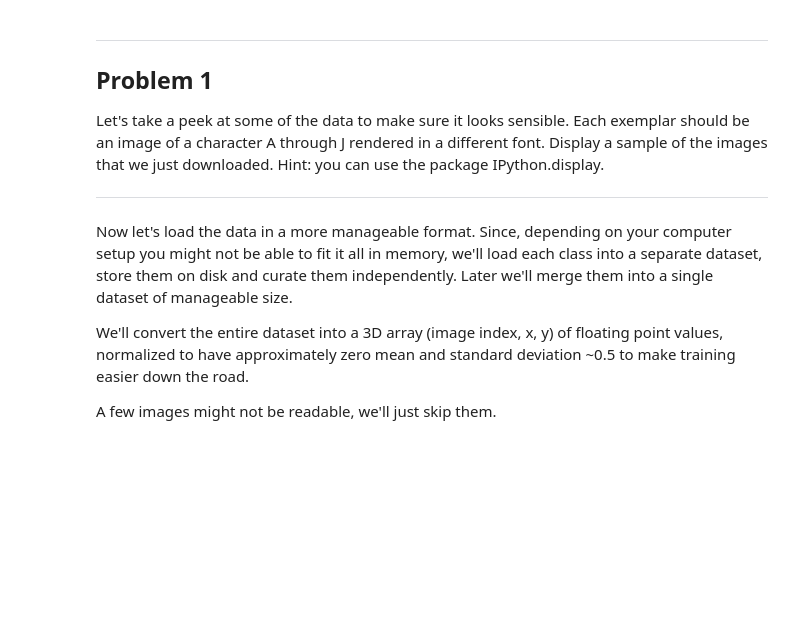
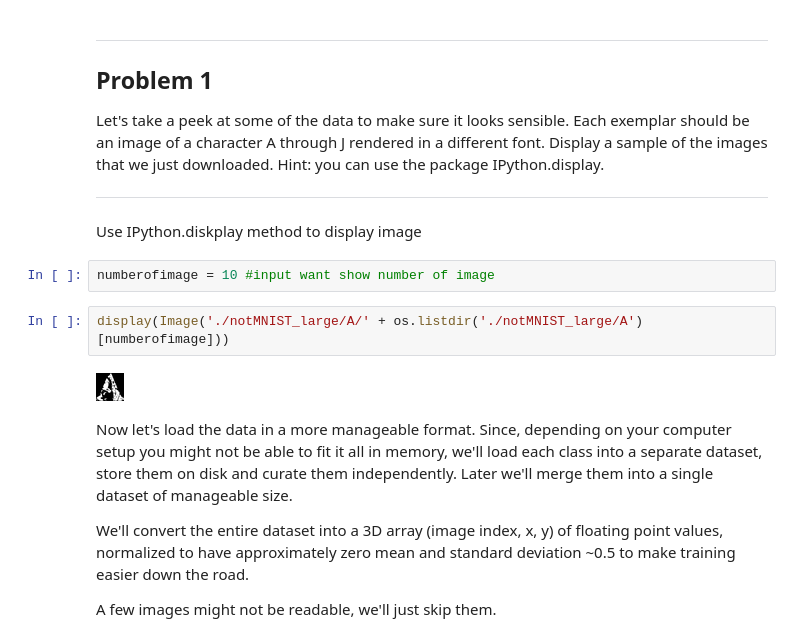
Before and after one commit to rockchen26sh/Machine-Learning, a Jupyter notebook: udacity/1_notmnist.ipynb, the cells around one changed output. Saved outputs shown, nothing was run; the diff lists cells and outputs as text; blank space fills up the shorter version.

```diff
--- a/udacity/1_notmnist.ipynb
+++ b/udacity/1_notmnist.ipynb
@@ -112,6 +112,14 @@ Problem 1
 Let's take a peek at some of the data to make sure it looks sensible. Each exemplar should be an image of a character A through J rendered in a different font. Display a sample of the images that we just downloaded. Hint: you can use the package IPython.display.
 
 ---
+# %% [markdown]
+Use IPython.diskplay method to display image
+# %%
+numberofimage = 10 #input want show number of image
+# %%
+display(Image('./notMNIST_large/A/' + os.listdir('./notMNIST_large/A')[numberofimage]))
+# %% [output]
+[figure, added]
 # %% [markdown]
 Now let's load the data in a more manageable format. Since, depending on your computer setup you might not be able to fit it all in memory, we'll load each class into a separate dataset, store them on disk and curate them independently. Later we'll merge them into a single dataset of manageable size.
 
```
Also changed, not shown: parts of 20 cells of this notebook, 1 other file.
